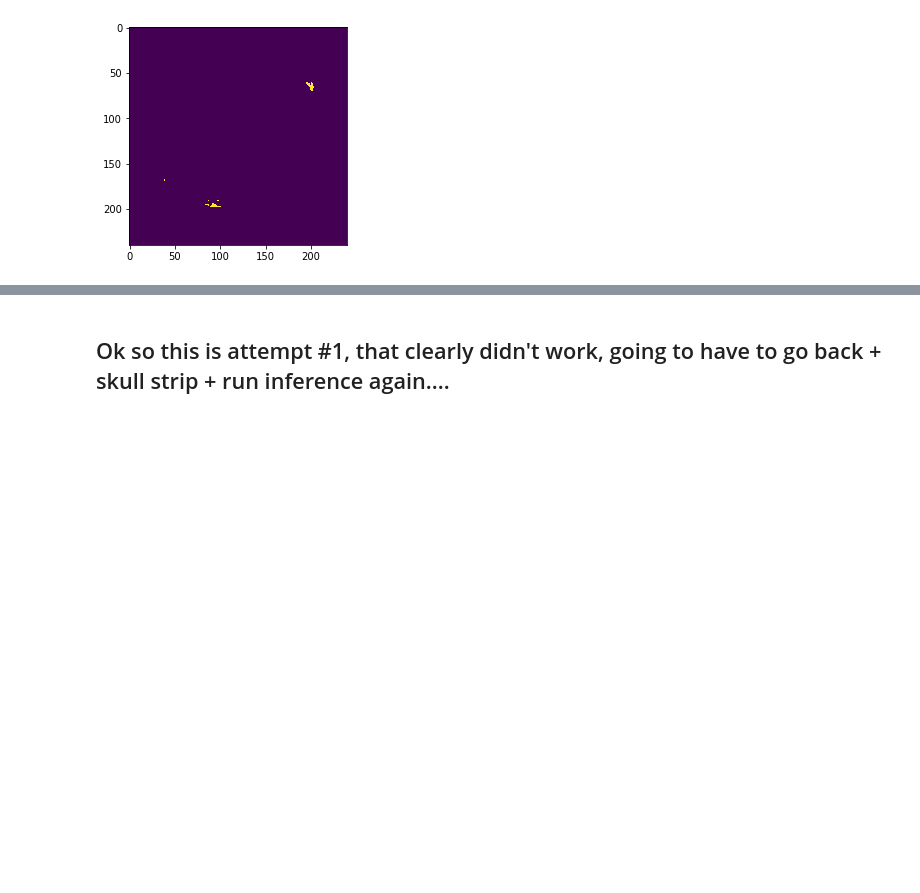
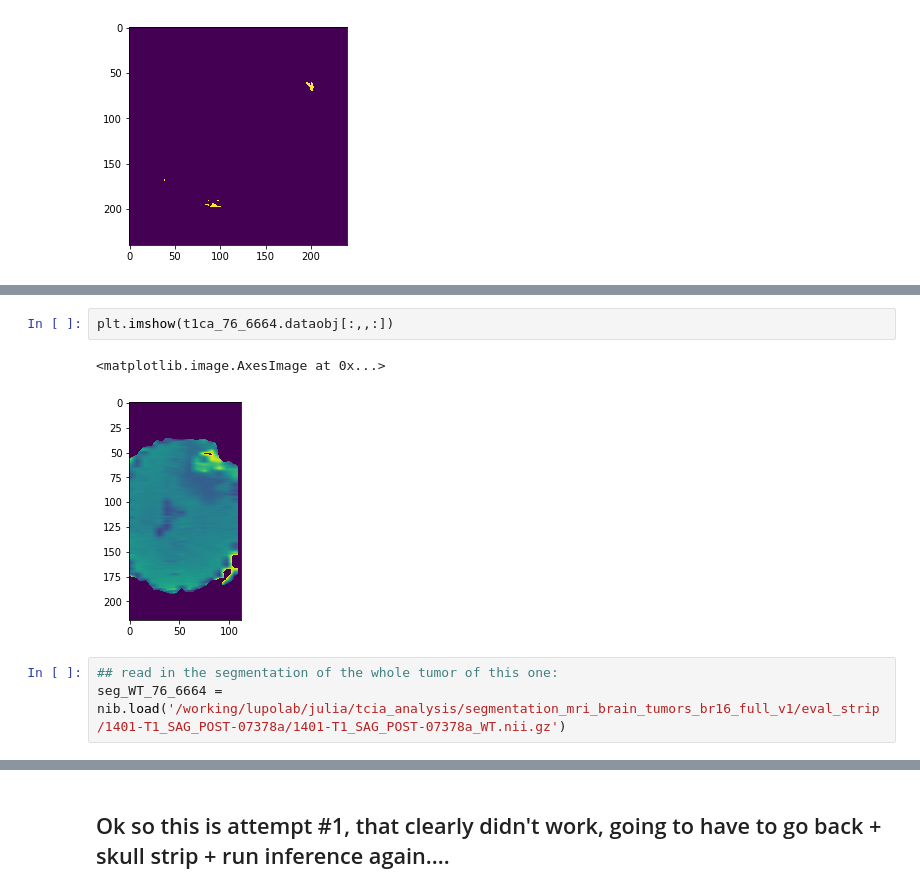
Before and after one commit to julclu/tcia_analysis, a Jupyter notebook: code/04_mapping_segmentations_to_patientID.ipynb, the cells around one changed output, grey strips where cells are left out. Saved outputs shown, nothing was run; the diff lists cells and outputs as text; blank space fills up the shorter version.

```diff
--- a/code/04_mapping_segmentations_to_patientID.ipynb
+++ b/code/04_mapping_segmentations_to_patientID.ipynb
@@ -132 +168,9 @@ bet_output = nib.load('/working/lupolab/julia/tcia_analysis/datasets/TCGA-GBM-ni
+# %%
+plt.imshow(t1ca_76_6664.dataobj[:,,:])
+# %% [output]
+<matplotlib.image.AxesImage at 0x...>
+[figure, added]
+# %%
+## read in the segmentation of the whole tumor of this one:
+seg_WT_76_6664 = nib.load('/working/lupolab/julia/tcia_analysis/segmentation_mri_brain_tumors_br16_full_v1/eval_strip/1401-T1_SAG_POST-07378a/1401-T1_SAG_POST-07378a_WT.nii.gz')
 # %%
```
Also changed, not shown: parts of 23 cells of this notebook, 9 other files.
